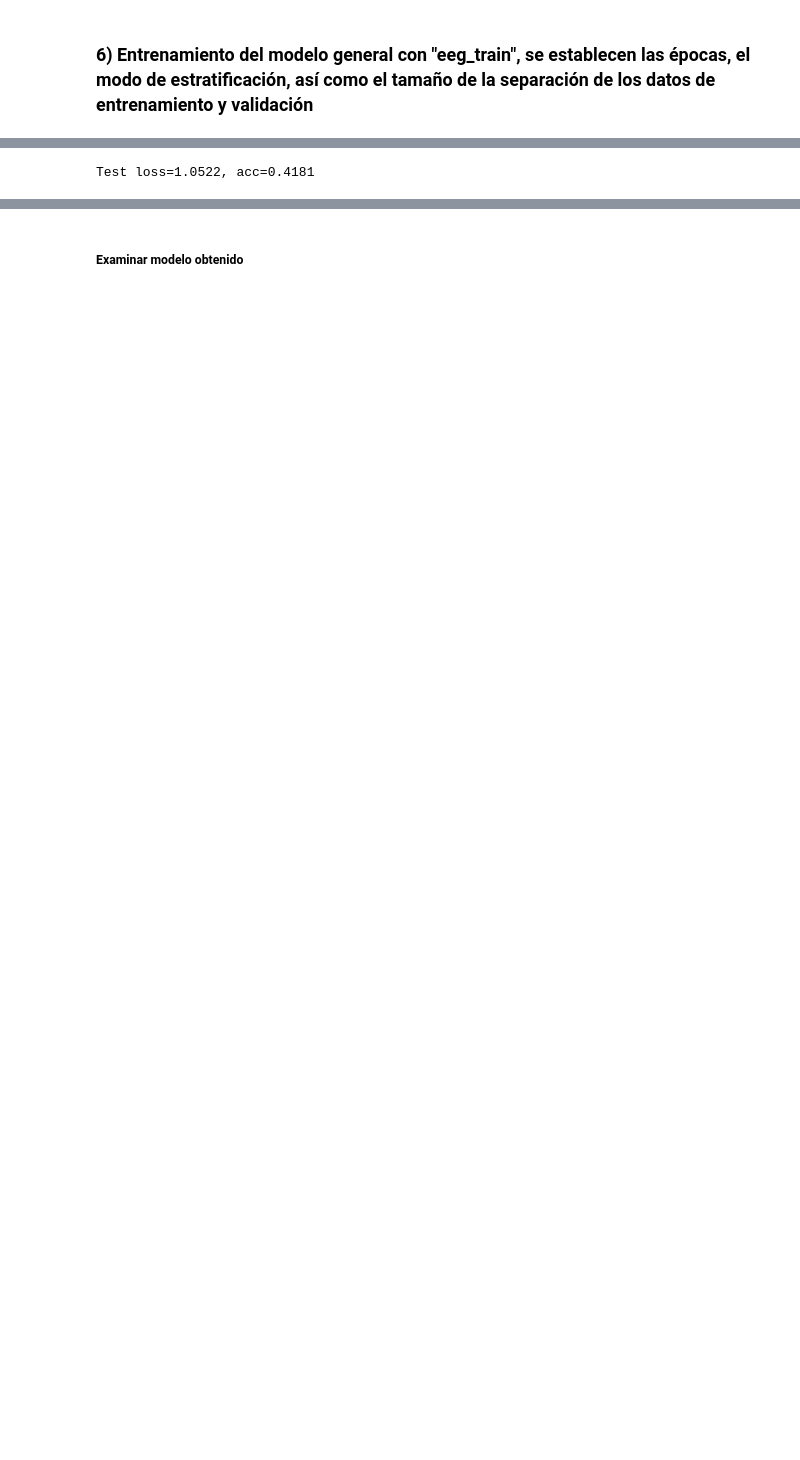
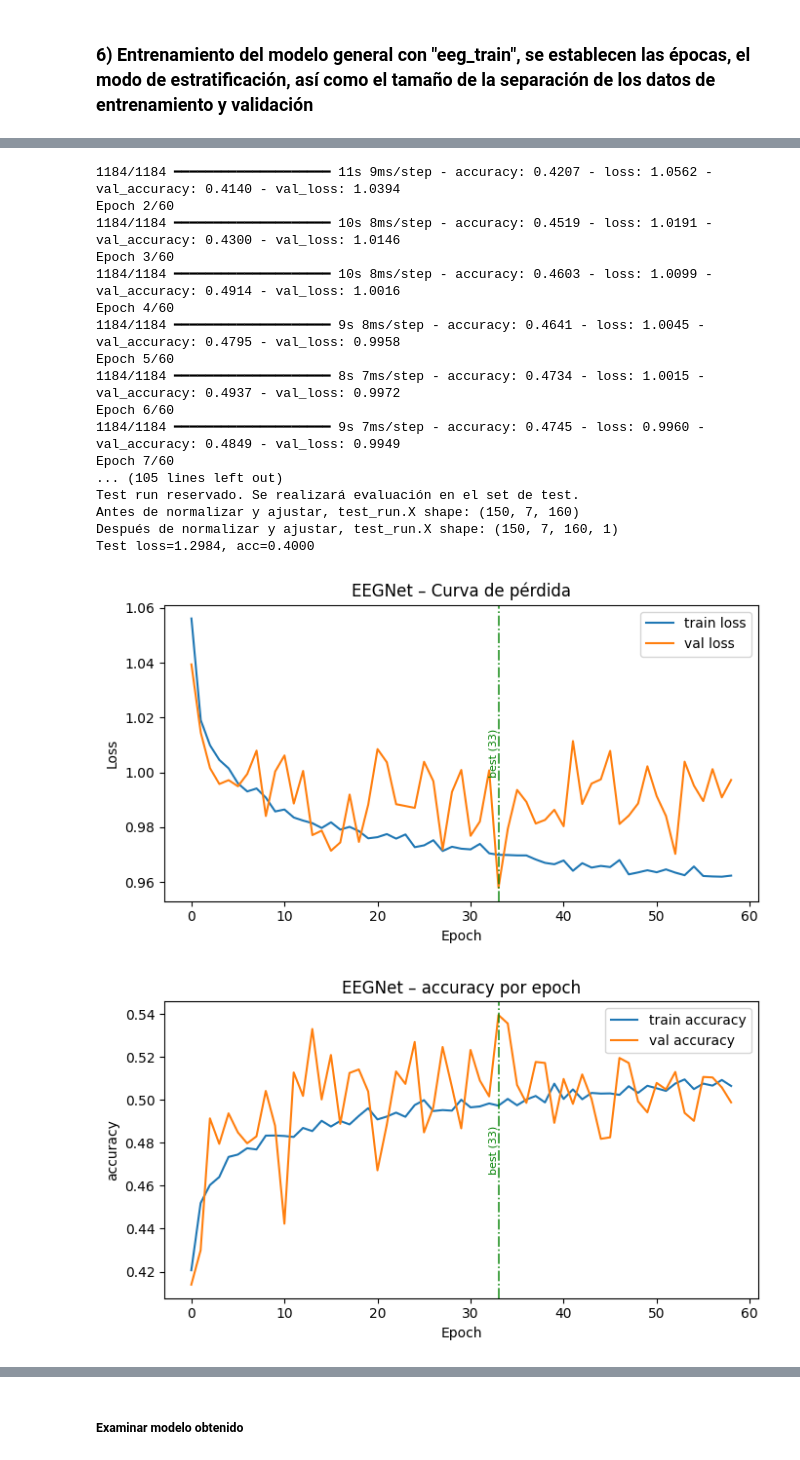
Before and after one commit to Alskat/Movement_clasify, a Jupyter notebook: notebooks/entrenamiento_DL_v2.ipynb, the cells around one changed output, grey strips where cells are left out. Drawn from its saved outputs; the diff is of its cells as text; code cells hidden in the pictures; blank space fills up the shorter version.

```diff
--- a/notebooks/entrenamiento_DL_v2.ipynb
+++ b/notebooks/entrenamiento_DL_v2.ipynb
@@ -92,8 +72,6 @@ En el caso de este dataset, la distribución de clases quedaría de la siguiente
 
     "feet_m" -> 8
 # %%
-
-
 """
             0: FULL
             1: SOLO MOTOR (5 clases)
@@ -114,15 +92,13 @@ En el caso de este dataset, la distribución de clases quedaría de la siguiente
 """
 
 #Probamos nuestro nuevo objeto
-pick = 6
-obj = dl.Selection(pick=pick, Debug=False)
+pick = 7
+obj = dl.Selection(pick=pick, Debug=True)
 # %% [markdown]
 ### 3) Una vez creado el objeto, se puede establecer una ruta al dataset para ejecutar y a su vez se pueden elegir los canales que se quieren usar para el entrenamiento con el atributo "pick_ch"
 (Recordatorio: debo crear una función de fet channels, pues ya existe el resume_dataset pero para evitar tantos datos)
 # %%
-path_dataset = "Recursos/3_ch/101_subs/eeg_dataset_0.00015rate.npz"
+path_dataset = "Recursos/new/7_ch/101_subs/eeg_dataset_0.00015rate.npz"
 obj.load(path_dataset)
 #obj.pick_ch(["C3..", "C4..", "Cz.."])
-print("y antes del pipeline:", np.unique(obj.y, return_counts=True))
-#obj.resume_dataset(subs=True)
 # %% [output]
@@ -170,8 +157,14 @@ Name: count, dtype: int64
 ### 5) Con el método "pick_fine" se pueden separtar los datos en aquellos datos de entrenamiento y aquellos datos de ajuste fino
 (Recordatorio: debo hacer un atributo de get_model para aquellos que no quieran dividir el dataset)
 # %%
-data_model, data_fine = obj.pick_fine(7)
+data_model, data_fine, data_test = obj.pick_fine(7, run_split=True)
 
 print("Distribución de clases en data_model:", np.unique(data_model.y, return_counts=True))
 print("Distribución de clases en data_fine:", np.unique(data_fine.y, return_counts=True))
+print("Distribución de clases en data_test:", np.unique(data_test.y, return_counts=True))
+
+print("data_test:", data_test.X.shape, data_test.y.shape)
+
+
+channels = len(data_model.X[0])
 # %% [output]
@@ -180,10 +188,16 @@ Distribución de clases en data_fine: (array([0, 1, 2], dtype=int32), array([125
 # %% [markdown]
 ### 6) Entrenamiento del modelo general con "eeg_train", se establecen las épocas, el modo de estratificación, así como el tamaño de la separación de los datos de entrenamiento y validación
 # %%
+
+
 modelo, history, mean, std, keras_split, info = dl.eeg_train(
-    data_model, test_size=0.15, val_size=0.15,
-    mode="subject",
-    epochs=60,
-    debug=False
+    data_model, test_size=0.15, val_size=0.1, undersample_rest=False, use_class_weight=True,
+    mode="subject", make_test=False, test_run=data_test, dynamic_lr = False,
+    epochs=60, patience_level='medium',
+    Lr=5e-4,  dropout_rate=0.25, batch = 32,
+    debug=True
 )
+
+dl.plot_history(history, lr_schedule=info["Lr_grid"], best_epoch = info["best_epoch"])
+dl.evaluate(modelo, keras_split, obj.label_map)
 # %% [output]
@@ -191 +221,19 @@ WARNING:tensorflow:TensorFlow GPU support is not available on native Windows for
-Test loss=1.0522, acc=0.4181
+1184/1184 ━━━━━━━━━━━━━━━━━━━━ 11s 9ms/step - accuracy: 0.4207 - loss: 1.0562 - val_accuracy: 0.4140 - val_loss: 1.0394
+Epoch 2/60
+1184/1184 ━━━━━━━━━━━━━━━━━━━━ 10s 8ms/step - accuracy: 0.4519 - loss: 1.0191 - val_accuracy: 0.4300 - val_loss: 1.0146
+Epoch 3/60
+1184/1184 ━━━━━━━━━━━━━━━━━━━━ 10s 8ms/step - accuracy: 0.4603 - loss: 1.0099 - val_accuracy: 0.4914 - val_loss: 1.0016
+Epoch 4/60
+1184/1184 ━━━━━━━━━━━━━━━━━━━━ 9s 8ms/step - accuracy: 0.4641 - loss: 1.0045 - val_accuracy: 0.4795 - val_loss: 0.9958
+Epoch 5/60
+1184/1184 ━━━━━━━━━━━━━━━━━━━━ 8s 7ms/step - accuracy: 0.4734 - loss: 1.0015 - val_accuracy: 0.4937 - val_loss: 0.9972
+Epoch 6/60
+1184/1184 ━━━━━━━━━━━━━━━━━━━━ 9s 7ms/step - accuracy: 0.4745 - loss: 0.9960 - val_accuracy: 0.4849 - val_loss: 0.9949
+Epoch 7/60
+... (105 lines left out)
+Test run reservado. Se realizará evaluación en el set de test.
+Antes de normalizar y ajustar, test_run.X shape: (150, 7, 160)
+Después de normalizar y ajustar, test_run.X shape: (150, 7, 160, 1)
+Test loss=1.2984, acc=0.4000
+[figure, added]
+[figure, added]
```
Also changed, not shown: parts of 19 cells of this notebook, 7 other files.
